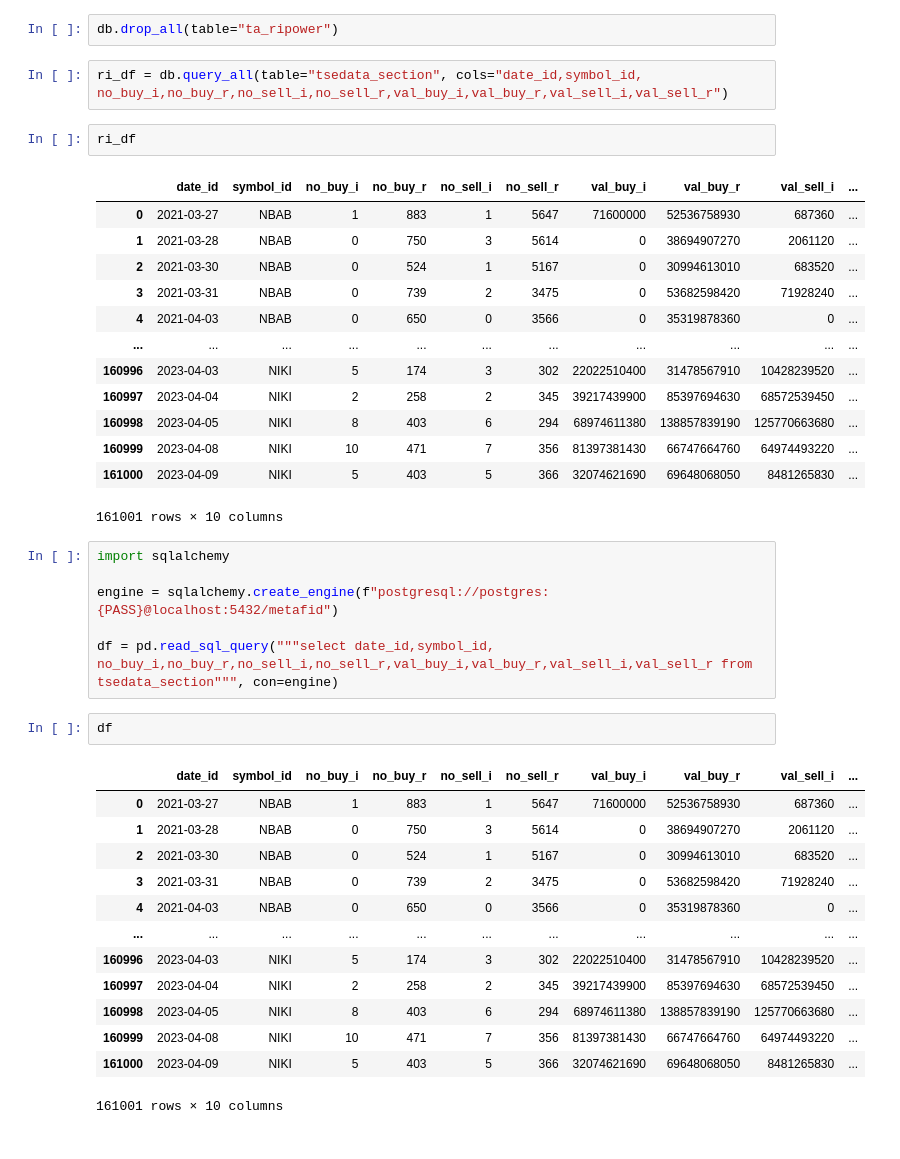
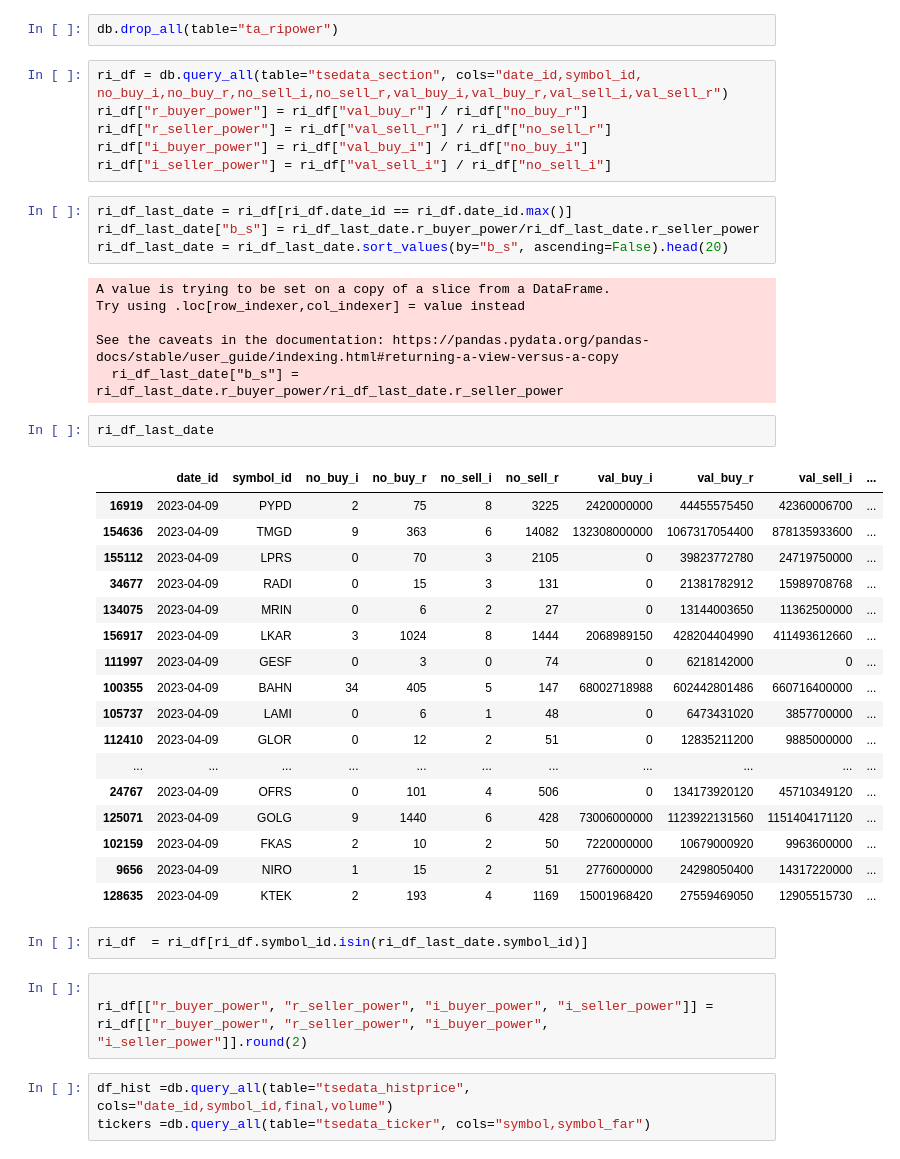
Before and after one commit to yghaderi/metafid-, a Jupyter notebook: example/example.ipynb, the cells around one changed output. Saved outputs shown, nothing was run; the diff lists cells and outputs as text.

```diff
--- a/example/example.ipynb
+++ b/example/example.ipynb
@@ -202,41 +204,45 @@ db.insert_data(table="ta_ripower", df=df_ri)
 db.drop_all(table="ta_ripower")
 # %%
 ri_df = db.query_all(table="tsedata_section", cols="date_id,symbol_id, no_buy_i,no_buy_r,no_sell_i,no_sell_r,val_buy_i,val_buy_r,val_sell_i,val_sell_r")
+ri_df["r_buyer_power"] = ri_df["val_buy_r"] / ri_df["no_buy_r"]
+ri_df["r_seller_power"] = ri_df["val_sell_r"] / ri_df["no_sell_r"]
+ri_df["i_buyer_power"] = ri_df["val_buy_i"] / ri_df["no_buy_i"]
+ri_df["i_seller_power"] = ri_df["val_sell_i"] / ri_df["no_sell_i"]
-# %%
-ri_df
-# %% [output]
-|  | date_id | symbol_id | no_buy_i | no_buy_r | no_sell_i | no_sell_r | val_buy_i | val_buy_r | val_sell_i | ... |
-| 0 | 2021-03-27 | NBAB | 1 | 883 | 1 | 5647 | 71600000 | 52536758930 | 687360 | ... |
-| 1 | 2021-03-28 | NBAB | 0 | 750 | 3 | 5614 | 0 | 38694907270 | 2061120 | ... |
-| 2 | 2021-03-30 | NBAB | 0 | 524 | 1 | 5167 | 0 | 30994613010 | 683520 | ... |
-| 3 | 2021-03-31 | NBAB | 0 | 739 | 2 | 3475 | 0 | 53682598420 | 71928240 | ... |
-| 4 | 2021-04-03 | NBAB | 0 | 650 | 0 | 3566 | 0 | 35319878360 | 0 | ... |
-| ... | ... | ... | ... | ... | ... | ... | ... | ... | ... | ... |
-| 160996 | 2023-04-03 | NIKI | 5 | 174 | 3 | 302 | 22022510400 | 31478567910 | 10428239520 | ... |
-| 160997 | 2023-04-04 | NIKI | 2 | 258 | 2 | 345 | 39217439900 | 85397694630 | 68572539450 | ... |
-| 160998 | 2023-04-05 | NIKI | 8 | 403 | 6 | 294 | 68974611380 | 138857839190 | 125770663680 | ... |
-| 160999 | 2023-04-08 | NIKI | 10 | 471 | 7 | 356 | 81397381430 | 66747664760 | 64974493220 | ... |
-| 161000 | 2023-04-09 | NIKI | 5 | 403 | 5 | 366 | 32074621690 | 69648068050 | 8481265830 | ... |
-161001 rows × 10 columns
-# %%
-import sqlalchemy
-
-engine = sqlalchemy.create_engine(f"postgresql://postgres:{PASS}@localhost:5432/metafid")
-
-df = pd.read_sql_query("""select date_id,symbol_id, no_buy_i,no_buy_r,no_sell_i,no_sell_r,val_buy_i,val_buy_r,val_sell_i,val_sell_r from tsedata_section""", con=engine)
-# %%
-df
-# %% [output]
-|  | date_id | symbol_id | no_buy_i | no_buy_r | no_sell_i | no_sell_r | val_buy_i | val_buy_r | val_sell_i | ... |
-| 0 | 2021-03-27 | NBAB | 1 | 883 | 1 | 5647 | 71600000 | 52536758930 | 687360 | ... |
-| 1 | 2021-03-28 | NBAB | 0 | 750 | 3 | 5614 | 0 | 38694907270 | 2061120 | ... |
-| 2 | 2021-03-30 | NBAB | 0 | 524 | 1 | 5167 | 0 | 30994613010 | 683520 | ... |
-| 3 | 2021-03-31 | NBAB | 0 | 739 | 2 | 3475 | 0 | 53682598420 | 71928240 | ... |
-| 4 | 2021-04-03 | NBAB | 0 | 650 | 0 | 3566 | 0 | 35319878360 | 0 | ... |
-| ... | ... | ... | ... | ... | ... | ... | ... | ... | ... | ... |
-| 160996 | 2023-04-03 | NIKI | 5 | 174 | 3 | 302 | 22022510400 | 31478567910 | 10428239520 | ... |
-| 160997 | 2023-04-04 | NIKI | 2 | 258 | 2 | 345 | 39217439900 | 85397694630 | 68572539450 | ... |
-| 160998 | 2023-04-05 | NIKI | 8 | 403 | 6 | 294 | 68974611380 | 138857839190 | 125770663680 | ... |
-| 160999 | 2023-04-08 | NIKI | 10 | 471 | 7 | 356 | 81397381430 | 66747664760 | 64974493220 | ... |
-| 161000 | 2023-04-09 | NIKI | 5 | 403 | 5 | 366 | 32074621690 | 69648068050 | 8481265830 | ... |
-161001 rows × 10 columns
+# %%
+ri_df_last_date = ri_df[ri_df.date_id == ri_df.date_id.max()]
+ri_df_last_date["b_s"] = ri_df_last_date.r_buyer_power/ri_df_last_date.r_seller_power
+ri_df_last_date = ri_df_last_date.sort_values(by="b_s", ascending=False).head(20)
+# %% [output]
+A value is trying to be set on a copy of a slice from a DataFrame.
+Try using .loc[row_indexer,col_indexer] = value instead
+
+See the caveats in the documentation: https://pandas.pydata.org/pandas-docs/stable/user_guide/indexing.html#returning-a-view-versus-a-copy
+  ri_df_last_date["b_s"] = ri_df_last_date.r_buyer_power/ri_df_last_date.r_seller_power
+# %%
+ri_df_last_date
+# %% [output]
+|  | date_id | symbol_id | no_buy_i | no_buy_r | no_sell_i | no_sell_r | val_buy_i | val_buy_r | val_sell_i | ... |
+| 16919 | 2023-04-09 | PYPD | 2 | 75 | 8 | 3225 | 2420000000 | 44455575450 | 42360006700 | ... |
+| 154636 | 2023-04-09 | TMGD | 9 | 363 | 6 | 14082 | 132308000000 | 1067317054400 | 878135933600 | ... |
+| 155112 | 2023-04-09 | LPRS | 0 | 70 | 3 | 2105 | 0 | 39823772780 | 24719750000 | ... |
+| 34677 | 2023-04-09 | RADI | 0 | 15 | 3 | 131 | 0 | 21381782912 | 15989708768 | ... |
+| 134075 | 2023-04-09 | MRIN | 0 | 6 | 2 | 27 | 0 | 13144003650 | 11362500000 | ... |
+| 156917 | 2023-04-09 | LKAR | 3 | 1024 | 8 | 1444 | 2068989150 | 428204404990 | 411493612660 | ... |
+| 111997 | 2023-04-09 | GESF | 0 | 3 | 0 | 74 | 0 | 6218142000 | 0 | ... |
+| 100355 | 2023-04-09 | BAHN | 34 | 405 | 5 | 147 | 68002718988 | 602442801486 | 660716400000 | ... |
+| 105737 | 2023-04-09 | LAMI | 0 | 6 | 1 | 48 | 0 | 6473431020 | 3857700000 | ... |
+| 112410 | 2023-04-09 | GLOR | 0 | 12 | 2 | 51 | 0 | 12835211200 | 9885000000 | ... |
+| ... | ... | ... | ... | ... | ... | ... | ... | ... | ... | ... |
+| 24767 | 2023-04-09 | OFRS | 0 | 101 | 4 | 506 | 0 | 134173920120 | 45710349120 | ... |
+| 125071 | 2023-04-09 | GOLG | 9 | 1440 | 6 | 428 | 73006000000 | 1123922131560 | 1151404171120 | ... |
+| 102159 | 2023-04-09 | FKAS | 2 | 10 | 2 | 50 | 7220000000 | 10679000920 | 9963600000 | ... |
+| 9656 | 2023-04-09 | NIRO | 1 | 15 | 2 | 51 | 2776000000 | 24298050400 | 14317220000 | ... |
+| 128635 | 2023-04-09 | KTEK | 2 | 193 | 4 | 1169 | 15001968420 | 27559469050 | 12905515730 | ... |
+# %%
+ri_df  = ri_df[ri_df.symbol_id.isin(ri_df_last_date.symbol_id)]
+# %%
+
+ri_df[["r_buyer_power", "r_seller_power", "i_buyer_power", "i_seller_power"]] = ri_df[["r_buyer_power", "r_seller_power", "i_buyer_power", "i_seller_power"]].round(2)
+# %%
+df_hist =db.query_all(table="tsedata_histprice", cols="date_id,symbol_id,final,volume")
+tickers =db.query_all(table="tsedata_ticker", cols="symbol,symbol_far")
```
Also changed, not shown: parts of 6 cells of this notebook.
